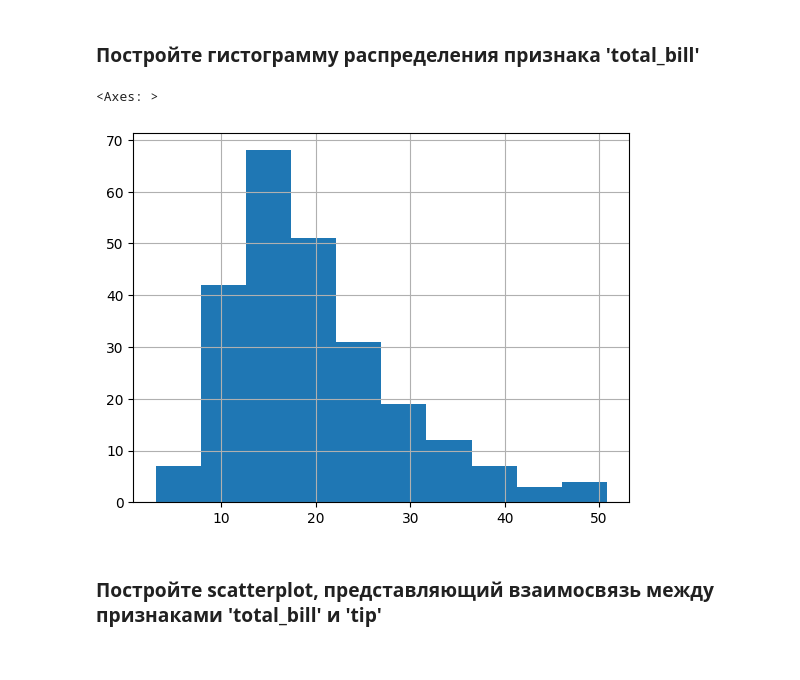
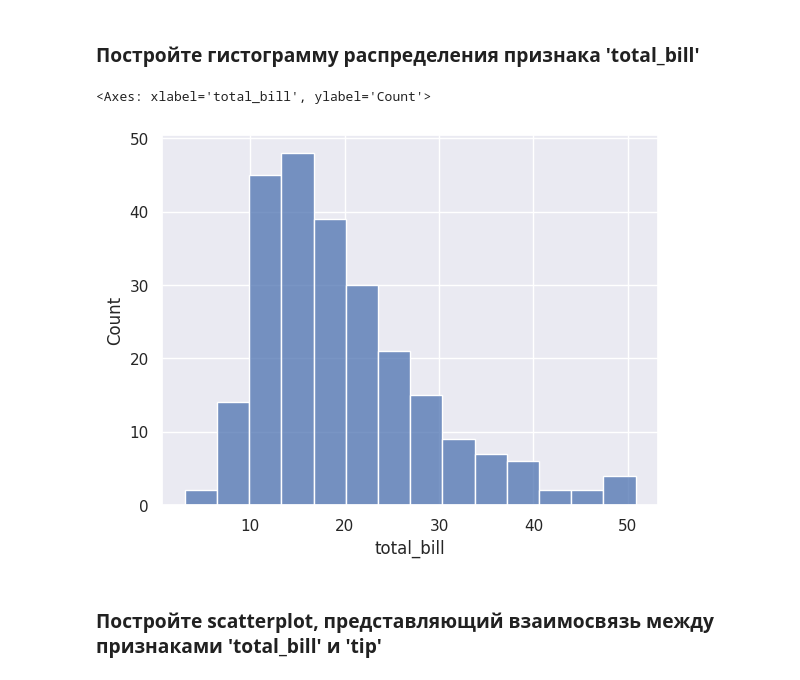
Before and after one commit to andreyc2018/ml-basic-2024, a Jupyter notebook: hw_7/Analyze_and_Visualize.ipynb, the cells around one changed output. Drawn from its saved outputs; the diff is of its cells as text; code cells hidden in the pictures.

```diff
--- a/hw_7/Analyze_and_Visualize.ipynb
+++ b/hw_7/Analyze_and_Visualize.ipynb
@@ -206,9 +205,6 @@ Name: tip, dtype: float64
 # %% [markdown]
 ### Преобразуйте признак 'smoker' в бинарный (0-No, 1-Yes)
 # %%
-# print(tips['smoker'].replace({'yes': 1, 'Yes': 1, 'no': 0, 'No': 0}))
-# tips.loc[tips['smoker'] == 'Yes', 'smoker'] = 1
 mapping = {'Yes': 1, 'No': 0, 'yes': 1, 'no': 0}
-tips['smoker'] = tips['smoker'].map(mapping)
-print(tips)
+tips['smoker'].map(mapping)
 # %% [output]
@@ -230,10 +225,12 @@ print(tips)
 # III. Visualization
 # %% [markdown]
 ### Постройте гистограмму распределения признака 'total_bill'
-# %%
-tips["total_bill"].hist()
-# %% [output]
-<Axes: >
-[figure, removed]
+# %%
+# tips["total_bill"].hist()
+sns.set_theme("notebook")
+sns.histplot(tips, x="total_bill")
+# %% [output]
+<Axes: xlabel='total_bill', ylabel='Count'>
+[figure, added]
 # %% [markdown]
 ### Постройте scatterplot, представляющий взаимосвязь между признаками 'total_bill' и 'tip'
```
Also changed, not shown: parts of 7 cells of this notebook.
